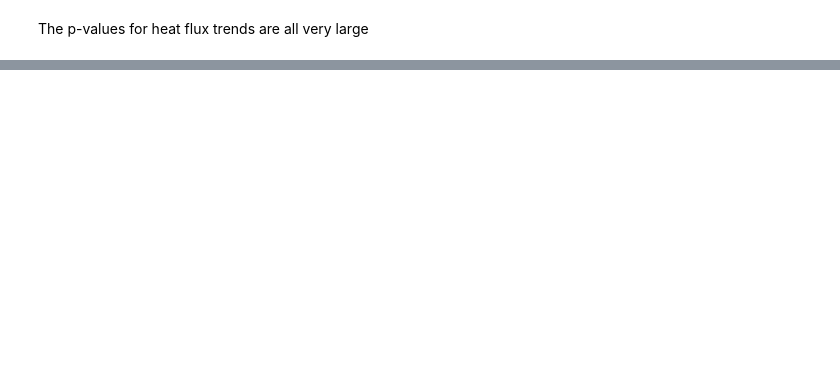
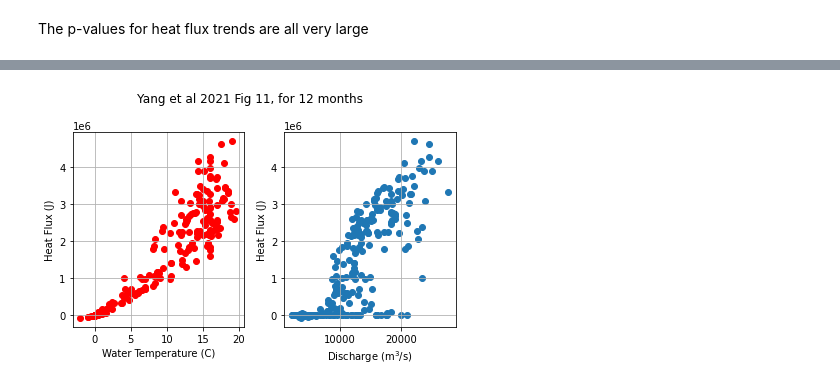
Before and after one commit to mariemccrary/Rivers, a Jupyter notebook: mackenzie.ipynb, the cells around one changed output, grey strips where cells are left out. Cells and saved outputs as stored; diff of their text form; code cells hidden in the pictures; blank space fills up the shorter version.

```diff
--- a/mackenzie.ipynb
+++ b/mackenzie.ipynb
@@ -940,6 +989,7 @@ for i in range(0,12):
     axs.set_ylim([-8000, 8000])
     #axs.set_xlim([left, right])
     plt.scatter(anomaly_dis[i].index, anomaly_dis[i])
+    plt.axhline(y=0, color='r', linestyle='-')
 
     # Major ticks every other year.
     fmt_year = mdates.MonthLocator(interval=24)
@@ -1313,0 +1401,18 @@ The p-values for heat flux trends are all very large
+# %%
+fig, ax = plt.subplots()
+fig.suptitle('Yang et al 2021 Fig 11, for 12 months')
+ax.set_axis_off()
+
+ax = fig.add_subplot(1,2,1)
+ax.scatter(result.Temp, result.HF, color = 'Red')
+ax.set(xlabel = "Water Temperature (C)")
+ax.set(ylabel = "Heat Flux (J)")
+plt.grid()
+ax = fig.add_subplot(1,2,2)
+ax.scatter(result.discharge, result.HF)
+ax.set(xlabel = "Discharge (m$^3$/s)")
+ax.set(ylabel = "Heat Flux (J)")
+plt.grid()
+fig.tight_layout()
+# %% [output]
+[figure, added]
```
Also changed, not shown: parts of 38 cells of this notebook.
